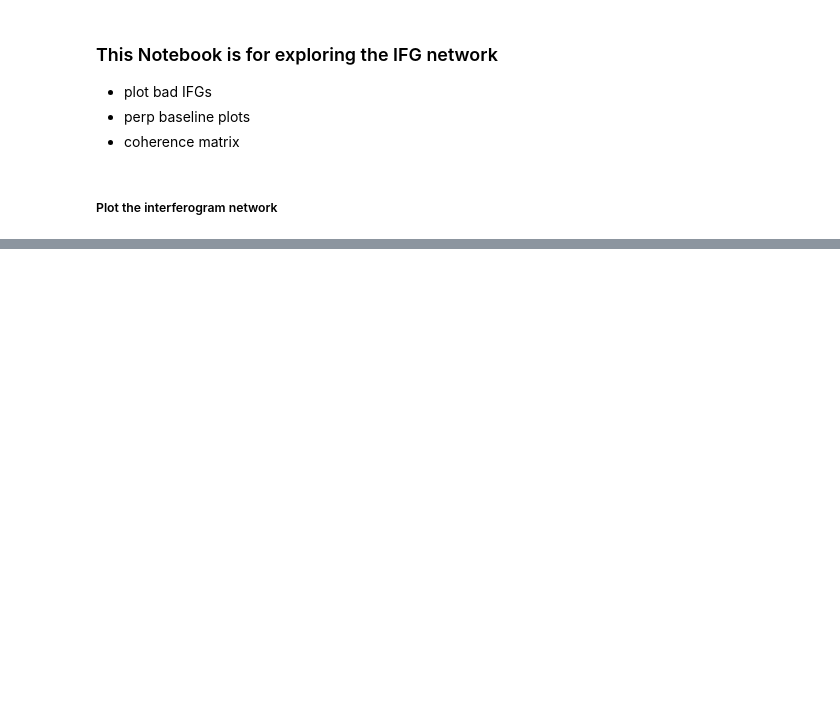
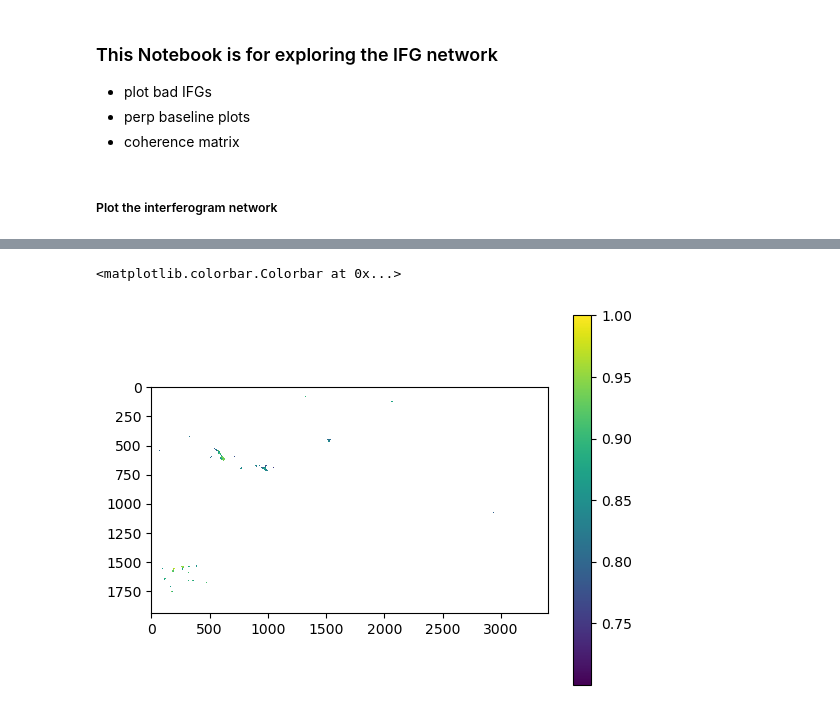
Before and after one commit to elizabetheiden/mintpy_jupyter, a Jupyter notebook: explore_igram_network.ipynb, the cells around one changed output, grey strips where cells are left out. Drawn from its saved outputs; the diff is of its cells as text; code cells hidden in the pictures; blank space fills up the shorter version.

```diff
--- a/explore_igram_network.ipynb
+++ b/explore_igram_network.ipynb
@@ -77,0 +125,7 @@ print(phs.shape)
+# %%
+mask = np.ma.masked_where(coh<0.7, coh)
+plt.imshow(mask)
+plt.colorbar()
+# %% [output]
+<matplotlib.colorbar.Colorbar at 0x...>
+[figure, added]
```
Also changed, not shown: parts of 7 cells of this notebook.
